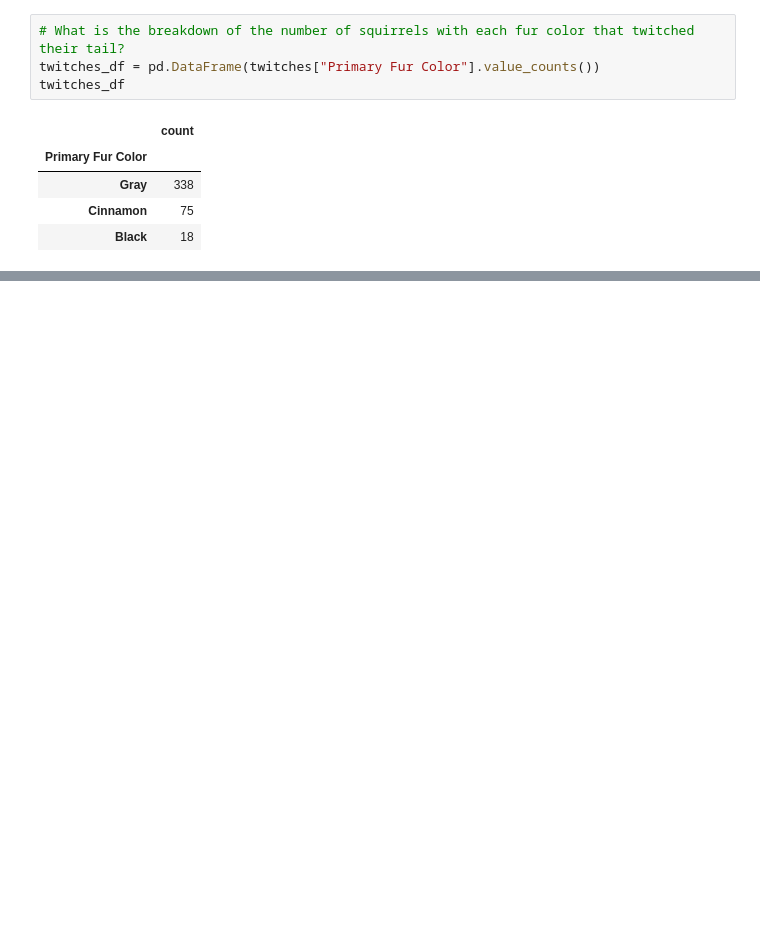
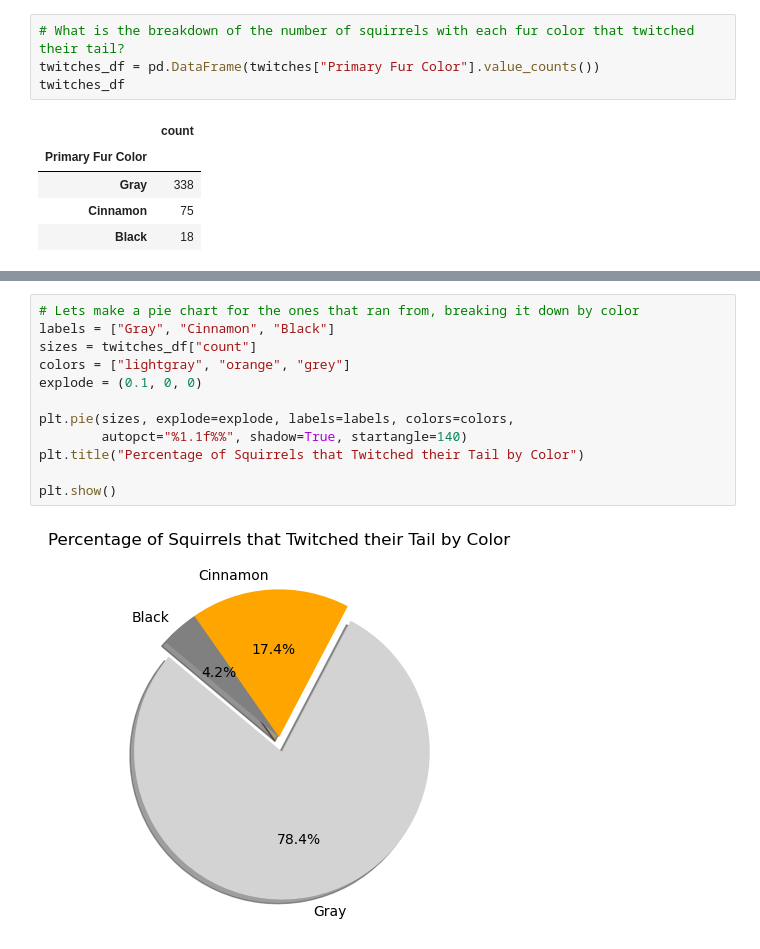
Before and after one commit to brown016340/Project-1, a Jupyter notebook: SquirrelBehaviorGraphs.ipynb, the cells around one changed output, grey strips where cells are left out. Cells and saved outputs as stored; diff of their text form; blank space fills up the shorter version.

```diff
--- a/SquirrelBehaviorGraphs.ipynb
+++ b/SquirrelBehaviorGraphs.ipynb
@@ -220,0 +221,14 @@ twitches_percent
+# %%
+# Lets make a pie chart for the ones that ran from, breaking it down by color
+labels = ["Gray", "Cinnamon", "Black"]
+sizes = twitches_df["count"]
+colors = ["lightgray", "orange", "grey"]
+explode = (0.1, 0, 0)
+
+plt.pie(sizes, explode=explode, labels=labels, colors=colors,
+        autopct="%1.1f%%", shadow=True, startangle=140)
+plt.title("Percentage of Squirrels that Twitched their Tail by Color")
+
+plt.show()
+# %% [output]
+[figure, added]
```
Also changed, not shown: parts of 20 cells of this notebook.
